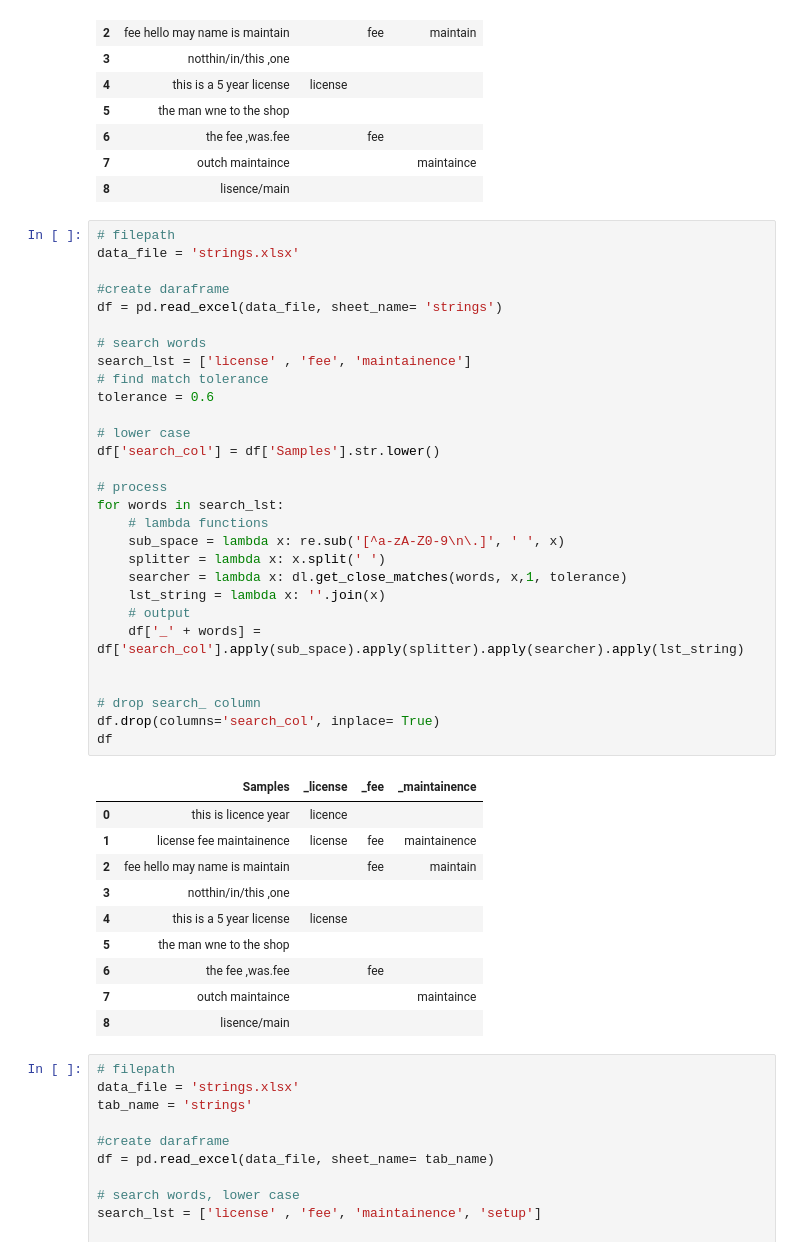
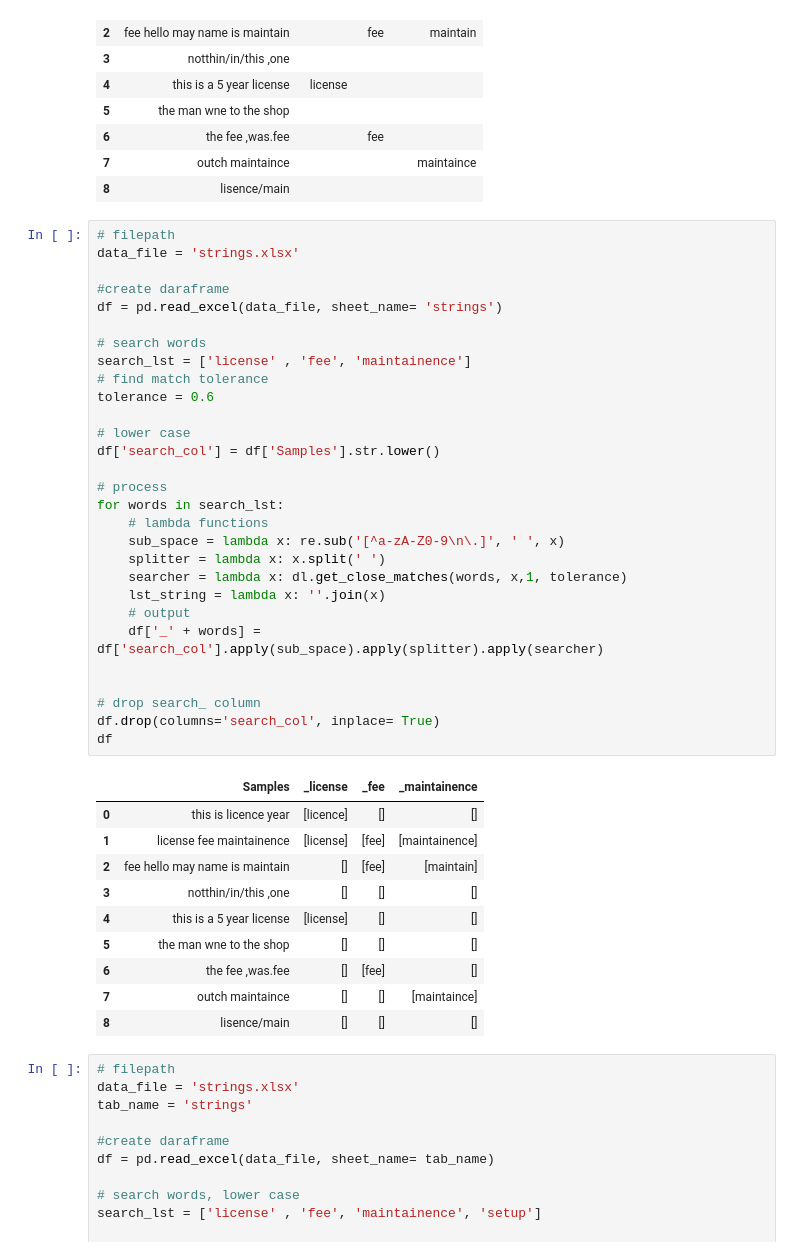
Before and after one commit to stephMint/List-string-comparisons, a Jupyter notebook: ListComparison.ipynb, the cells around one changed output. Cells and saved outputs as stored; diff of their text form.

```diff
--- a/ListComparison.ipynb
+++ b/ListComparison.ipynb
@@ -348,43 +348,43 @@ df
 # %%
 # filepath
 data_file = 'strings.xlsx'
 
 #create daraframe
 df = pd.read_excel(data_file, sheet_name= 'strings')
 
 # search words
 search_lst = ['license' , 'fee', 'maintainence']
 # find match tolerance
 tolerance = 0.6
 
 # lower case
 df['search_col'] = df['Samples'].str.lower()
 
 # process
 for words in search_lst:
     # lambda functions
     sub_space = lambda x: re.sub('[^a-zA-Z0-9\n\.]', ' ', x)
     splitter = lambda x: x.split(' ')
     searcher = lambda x: dl.get_close_matches(words, x,1, tolerance)
     lst_string = lambda x: ''.join(x)
     # output
-    df['_' + words] = df['search_col'].apply(sub_space).apply(splitter).apply(searcher).apply(lst_string)
+    df['_' + words] = df['search_col'].apply(sub_space).apply(splitter).apply(searcher)
 
 
 # drop search_ column
 df.drop(columns='search_col', inplace= True)
 df
 # %% [output]
 |  | Samples | _license | _fee | _maintainence |
-| 0 | this is licence year | licence |  |  |
-| 1 | license fee maintainence | license | fee | maintainence |
-| 2 | fee hello may name is maintain |  | fee | maintain |
-| 3 | notthin/in/this ,one |  |  |  |
-| 4 | this is a 5 year license | license |  |  |
-| 5 | the man wne to the shop |  |  |  |
-| 6 | the fee ,was.fee |  | fee |  |
-| 7 | outch maintaince |  |  | maintaince |
-| 8 | lisence/main |  |  |  |
+| 0 | this is licence year | [licence] | [] | [] |
+| 1 | license fee maintainence | [license] | [fee] | [maintainence] |
+| 2 | fee hello may name is maintain | [] | [fee] | [maintain] |
+| 3 | notthin/in/this ,one | [] | [] | [] |
+| 4 | this is a 5 year license | [license] | [] | [] |
+| 5 | the man wne to the shop | [] | [] | [] |
+| 6 | the fee ,was.fee | [] | [fee] | [] |
+| 7 | outch maintaince | [] | [] | [maintaince] |
+| 8 | lisence/main | [] | [] | [] |
 # %%
 # filepath
 data_file = 'strings.xlsx'
```
